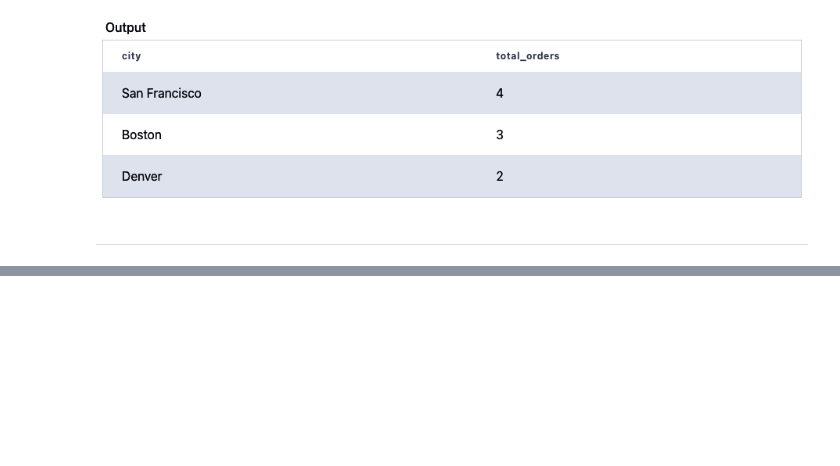
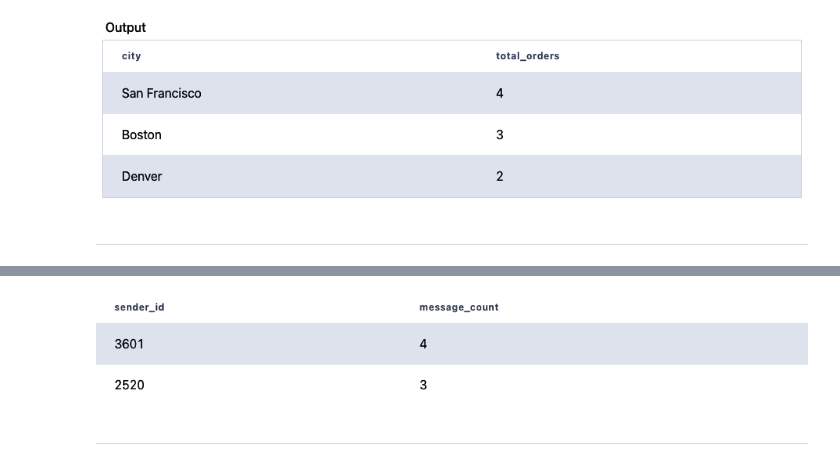
Before and after one commit to A-C-Sai/working-with-data, a Jupyter notebook: interview-prep/datalemur/sql.ipynb, the cells around one changed output, grey strips where cells are left out. Cells and saved outputs as stored; diff of their text form; code cells hidden in the pictures; blank space fills up the shorter version.

```diff
--- a/interview-prep/datalemur/sql.ipynb
+++ b/interview-prep/datalemur/sql.ipynb
@@ -259,0 +312,6 @@ Image(filename='./resources/10.png')
+# %%
+Image(filename='./resources/12.png')
+# %% [output]
+[figure, added]
+# %% [markdown]
+***
```
Also changed, not shown: parts of 8 cells of this notebook, 2 other files.
